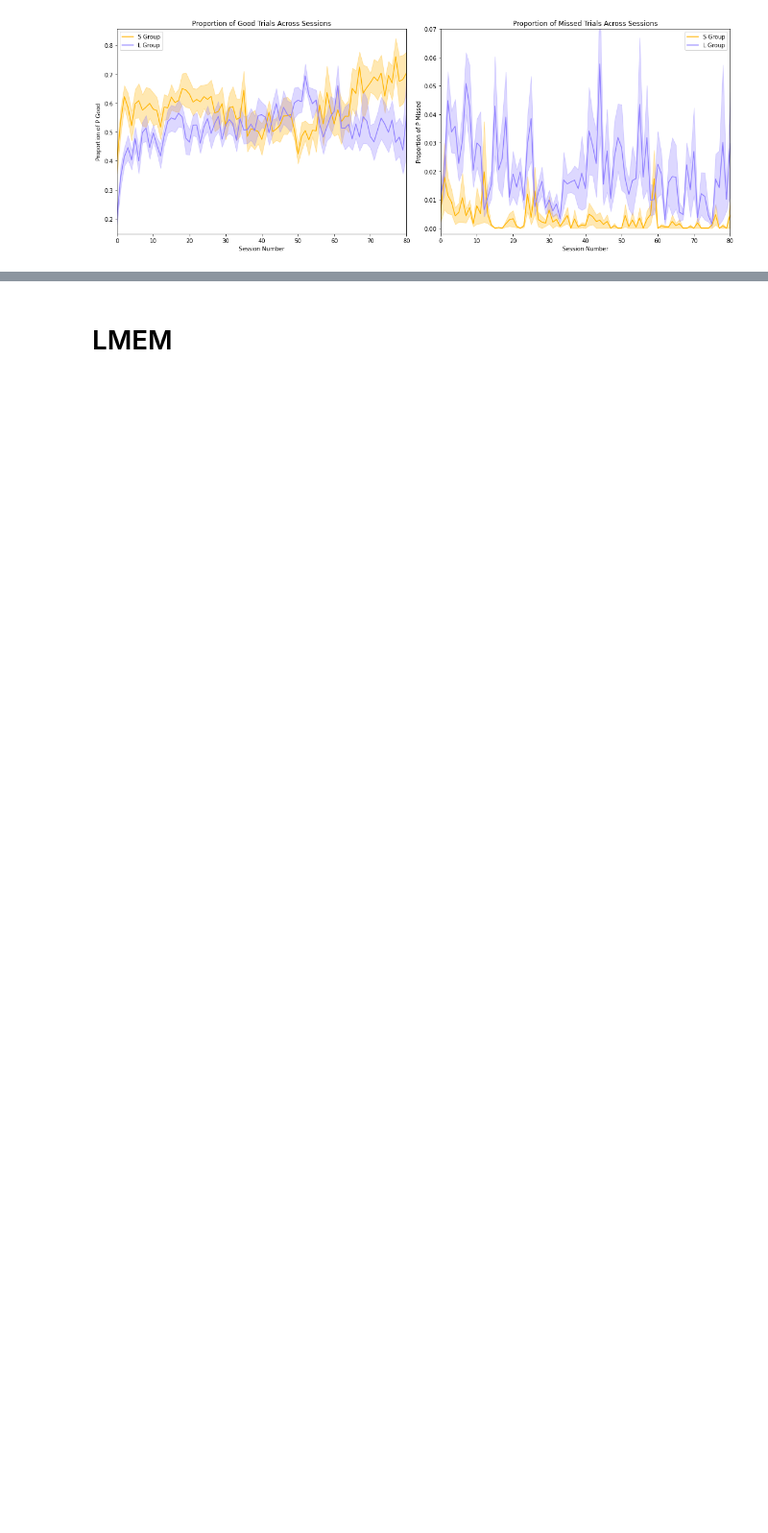
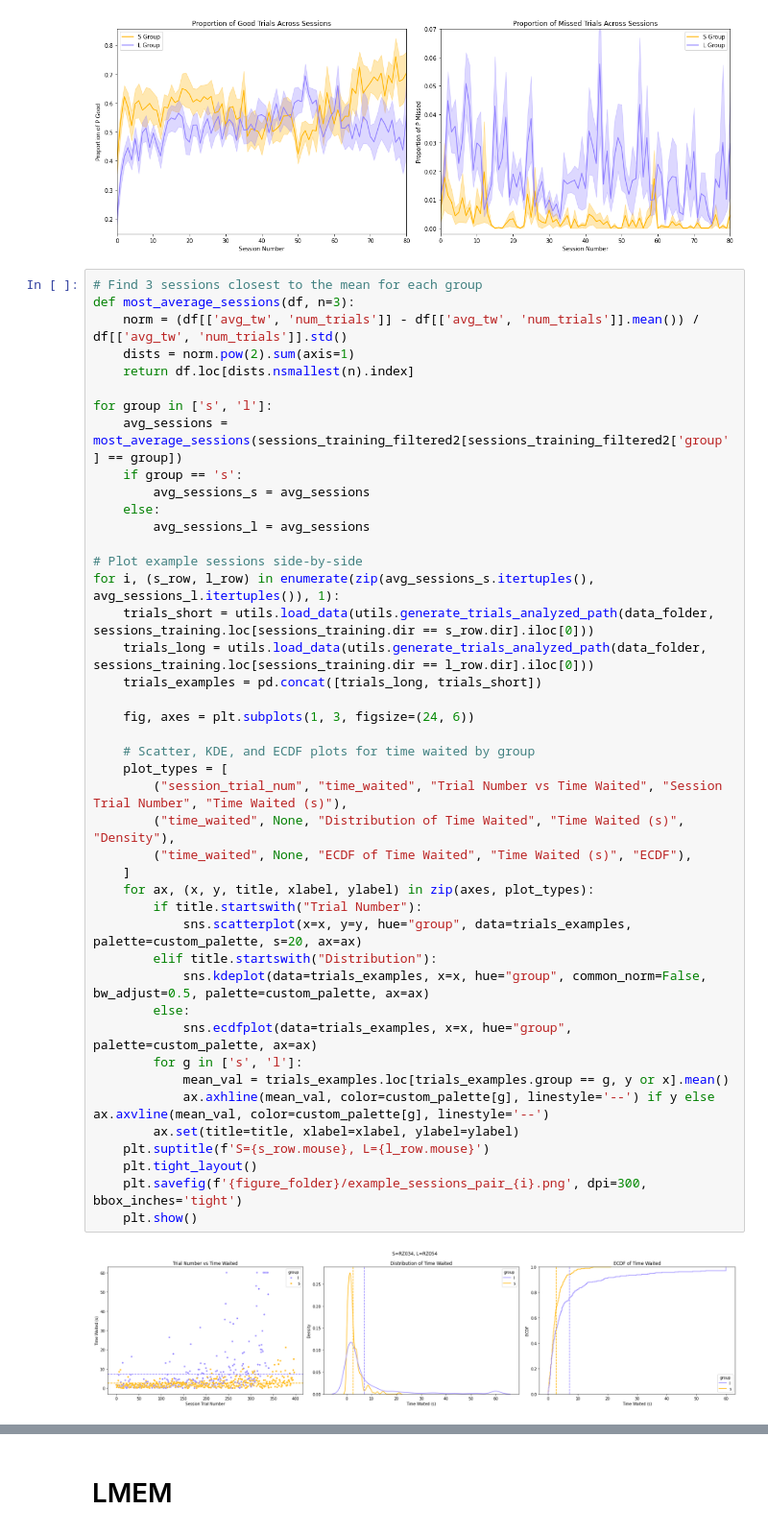
Before and after one commit to rebz444/luckycharm, a Jupyter notebook: waiting_behavior_learning.ipynb, the cells around one changed output, grey strips where cells are left out. Shown at 96% size. Cells and saved outputs as stored; diff of their text form; blank space fills up the shorter version.

```diff
--- a/waiting_behavior_learning.ipynb
+++ b/waiting_behavior_learning.ipynb
@@ -501,3 +501,48 @@ plt.tight_layout()
 plt.savefig(f'{figure_folder}/p_good_vs_missed_subplots_shading.png', dpi=300, bbox_inches='tight')
 # %% [output]
 [figure]
+# %%
+# Find 3 sessions closest to the mean for each group
+def most_average_sessions(df, n=3):
+    norm = (df[['avg_tw', 'num_trials']] - df[['avg_tw', 'num_trials']].mean()) / df[['avg_tw', 'num_trials']].std()
+    dists = norm.pow(2).sum(axis=1)
+    return df.loc[dists.nsmallest(n).index]
+
+for group in ['s', 'l']:
+    avg_sessions = most_average_sessions(sessions_training_filtered2[sessions_training_filtered2['group'] == group])
+    if group == 's':
+        avg_sessions_s = avg_sessions
+    else:
+        avg_sessions_l = avg_sessions
+
+# Plot example sessions side-by-side
+for i, (s_row, l_row) in enumerate(zip(avg_sessions_s.itertuples(), avg_sessions_l.itertuples()), 1):
+    trials_short = utils.load_data(utils.generate_trials_analyzed_path(data_folder, sessions_training.loc[sessions_training.dir == s_row.dir].iloc[0]))
+    trials_long = utils.load_data(utils.generate_trials_analyzed_path(data_folder, sessions_training.loc[sessions_training.dir == l_row.dir].iloc[0]))
+    trials_examples = pd.concat([trials_long, trials_short])
+
+    fig, axes = plt.subplots(1, 3, figsize=(24, 6))
+
+    # Scatter, KDE, and ECDF plots for time waited by group
+    plot_types = [
+        ("session_trial_num", "time_waited", "Trial Number vs Time Waited", "Session Trial Number", "Time Waited (s)"),
+        ("time_waited", None, "Distribution of Time Waited", "Time Waited (s)", "Density"),
+        ("time_waited", None, "ECDF of Time Waited", "Time Waited (s)", "ECDF"),
+    ]
+    for ax, (x, y, title, xlabel, ylabel) in zip(axes, plot_types):
+        if title.startswith("Trial Number"):
+            sns.scatterplot(x=x, y=y, hue="group", data=trials_examples, palette=custom_palette, s=20, ax=ax)
+        elif title.startswith("Distribution"):
+            sns.kdeplot(data=trials_examples, x=x, hue="group", common_norm=False, bw_adjust=0.5, palette=custom_palette, ax=ax)
+        else:
+            sns.ecdfplot(data=trials_examples, x=x, hue="group", palette=custom_palette, ax=ax)
+        for g in ['s', 'l']:
+            mean_val = trials_examples.loc[trials_examples.group == g, y or x].mean()
+            ax.axhline(mean_val, color=custom_palette[g], linestyle='--') if y else ax.axvline(mean_val, color=custom_palette[g], linestyle='--')
+        ax.set(title=title, xlabel=xlabel, ylabel=ylabel)
+    plt.suptitle(f'S={s_row.mouse}, L={l_row.mouse}')
+    plt.tight_layout()
+    plt.savefig(f'{figure_folder}/example_sessions_pair_{i}.png', dpi=300, bbox_inches='tight')
+    plt.show()
+# %% [output]
+[figure, added]
```
Also changed, not shown: parts of 1 cell of this notebook, 3 other files.
